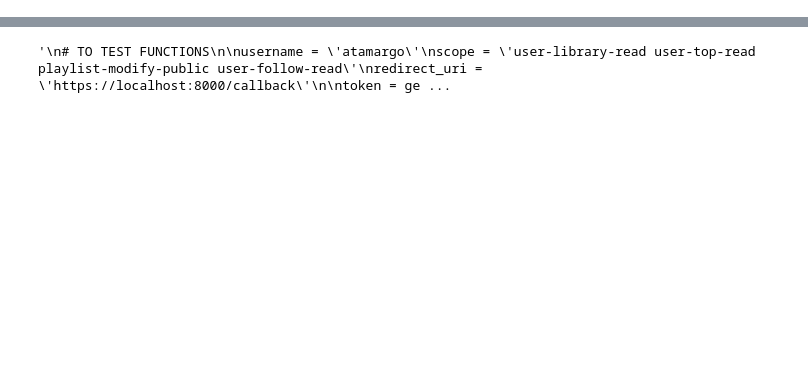
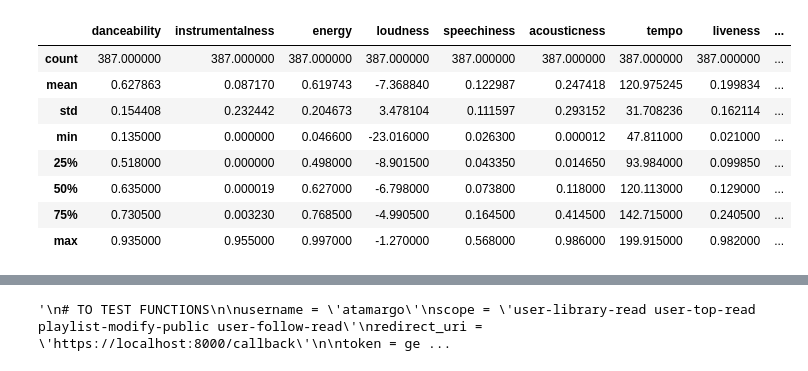
Before and after one commit to tamargoadam/emotion-based-music-recommendation, a Jupyter notebook: server/rs/rec_alg.ipynb, the cells around one changed output, grey strips where cells are left out. Cells and saved outputs as stored; diff of their text form; code cells hidden in the pictures; blank space fills up the shorter version.

```diff
--- a/server/rs/rec_alg.ipynb
+++ b/server/rs/rec_alg.ipynb
@@ -135,7 +133,30 @@ print(tones)
 # %%
+##   RS.PY
+
 ## Recommendation algorithm
-#Method which determines how many songs per tone
 import math
+
+def get_spotify_playlist_data(username: str) -> list:
+    scope = 'user-library-read user-top-read playlist-modify-public user-follow-read'
+    redirect_uri = 'https://localhost:8000/callback'
+    token = get_user_token(username, scope, redirect_uri) #spotify.get_user_token()
+    if token:
+        print('Success, got spotify token')
+    else:
+        print("Cant get token for ", username)
+    sp = authenticate_spotify(token) #spotify.authenticate_spotify()
+    trackList = get_all_songs(username, sp) #spotify.get_all_songs()
+    trackList = get_tracks_with_features(trackList, sp) #spotify.get_tracks_with_features
+    return trackList
+
+#get_spotify_playlist_data('timdoozie')
+
+def check_key(dict, key) -> bool:
+    if key in dict.keys():
+        return True
+    else:
+        return False
+
 def adjust_songs(tone_in: dict, song_num: int):
     #Returns a new dictionary containing the amount of songs of each tone to produce in the playlist
     temp_calm = 0
@@ -247,5 +268,5 @@ def show_vals(sad, joy, anger, calm):
     print("Calm: %d" %calm)
 
 
-adjust_songs(tones, 50)
+#adjust_songs(tones, 50)
 #new_t = adjust_songs(tones, 50)
@@ -253,0 +294,5 @@ adjust_songs(tones, 50)
+# %%
+#spotify music feature data
+#THIS TAKES VERY LONG TO RUN
+feature_data = get_spotify_playlist_data('timdoozie')
+print(feature_data)
@@ -253,0 +312,3 @@ adjust_songs(tones, 50)
+# %%
+#given feature data lets be able to pick a song randomly given specific values to look for
+df = pd.DataFrame.from_dict(feature_data)
@@ -253,0 +324,12 @@ adjust_songs(tones, 50)
+# %%
+df.describe()
+# %% [output]
+|  | danceability | instrumentalness | energy | loudness | speechiness | acousticness | tempo | liveness | ... |
+| count | 387.000000 | 387.000000 | 387.000000 | 387.000000 | 387.000000 | 387.000000 | 387.000000 | 387.000000 | ... |
+| mean | 0.627863 | 0.087170 | 0.619743 | -7.368840 | 0.122987 | 0.247418 | 120.975245 | 0.199834 | ... |
+| std | 0.154408 | 0.232442 | 0.204673 | 3.478104 | 0.111597 | 0.293152 | 31.708236 | 0.162114 | ... |
+| min | 0.135000 | 0.000000 | 0.046600 | -23.016000 | 0.026300 | 0.000012 | 47.811000 | 0.021000 | ... |
+| 25% | 0.518000 | 0.000000 | 0.498000 | -8.901500 | 0.043350 | 0.014650 | 93.984000 | 0.099850 | ... |
+| 50% | 0.635000 | 0.000019 | 0.627000 | -6.798000 | 0.073800 | 0.118000 | 120.113000 | 0.129000 | ... |
+| 75% | 0.730500 | 0.003230 | 0.768500 | -4.990500 | 0.164500 | 0.414500 | 142.715000 | 0.240500 | ... |
+| max | 0.935000 | 0.955000 | 0.997000 | -1.270000 | 0.568000 | 0.986000 | 199.915000 | 0.982000 | ... |
```
Also changed, not shown: parts of 23 cells of this notebook, 2 other files.
